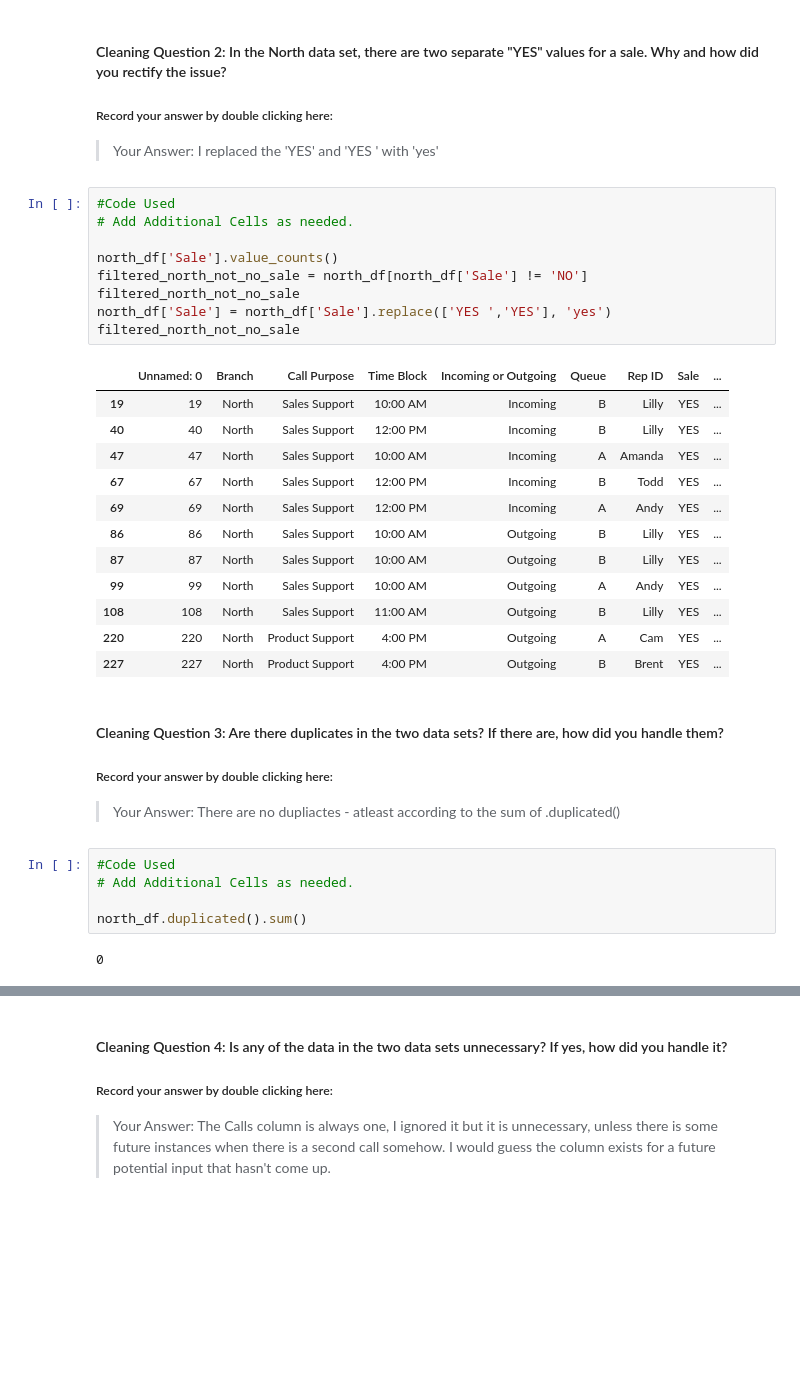
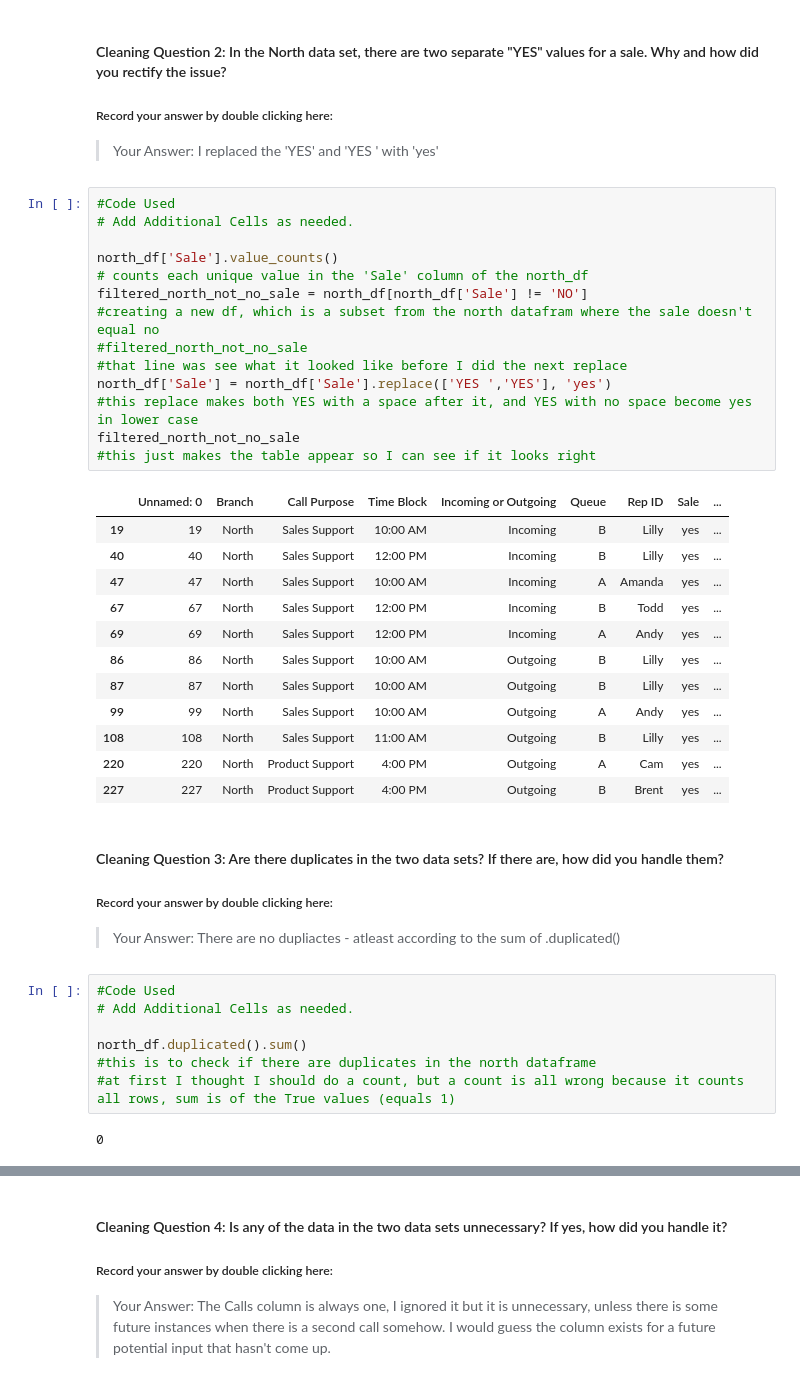
Before and after one commit to e3la/call-center-cleanup-assignment, a Jupyter notebook: Call_Center_Cleanup.ipynb, the cells around one changed output, grey strips where cells are left out. Cells and saved outputs as stored; diff of their text form; blank space fills up the shorter version.

Commit message:
left off making comments before - Manipulation Question 3

```diff
--- a/Call_Center_Cleanup.ipynb
+++ b/Call_Center_Cleanup.ipynb
@@ -276,25 +282,30 @@ dtype: int64
 # %%
 #Code Used
 # Add Additional Cells as needed.
 
 north_df['Sale'].value_counts()
+# counts each unique value in the 'Sale' column of the north_df
 filtered_north_not_no_sale = north_df[north_df['Sale'] != 'NO']
+#creating a new df, which is a subset from the north datafram where the sale doesn't equal no
+#filtered_north_not_no_sale
+#that line was see what it looked like before I did the next replace
+north_df['Sale'] = north_df['Sale'].replace(['YES ','YES'], 'yes')
+#this replace makes both YES with a space after it, and YES with no space become yes in lower case
 filtered_north_not_no_sale
-north_df['Sale'] = north_df['Sale'].replace(['YES ','YES'], 'yes')
-filtered_north_not_no_sale
+#this just makes the table appear so I can see if it looks right
 # %% [output]
 |  | Unnamed: 0 | Branch | Call Purpose | Time Block | Incoming or Outgoing | Queue | Rep ID | Sale | ... |
-| 19 | 19 | North | Sales Support | 10:00 AM | Incoming | B | Lilly | YES | ... |
-| 40 | 40 | North | Sales Support | 12:00 PM | Incoming | B | Lilly | YES | ... |
-| 47 | 47 | North | Sales Support | 10:00 AM | Incoming | A | Amanda | YES | ... |
-| 67 | 67 | North | Sales Support | 12:00 PM | Incoming | B | Todd | YES | ... |
-| 69 | 69 | North | Sales Support | 12:00 PM | Incoming | A | Andy | YES | ... |
-| 86 | 86 | North | Sales Support | 10:00 AM | Outgoing | B | Lilly | YES | ... |
-| 87 | 87 | North | Sales Support | 10:00 AM | Outgoing | B | Lilly | YES | ... |
-| 99 | 99 | North | Sales Support | 10:00 AM | Outgoing | A | Andy | YES | ... |
-| 108 | 108 | North | Sales Support | 11:00 AM | Outgoing | B | Lilly | YES | ... |
-| 220 | 220 | North | Product Support | 4:00 PM | Outgoing | A | Cam | YES | ... |
-| 227 | 227 | North | Product Support | 4:00 PM | Outgoing | B | Brent | YES | ... |
+| 19 | 19 | North | Sales Support | 10:00 AM | Incoming | B | Lilly | yes | ... |
+| 40 | 40 | North | Sales Support | 12:00 PM | Incoming | B | Lilly | yes | ... |
+| 47 | 47 | North | Sales Support | 10:00 AM | Incoming | A | Amanda | yes | ... |
+| 67 | 67 | North | Sales Support | 12:00 PM | Incoming | B | Todd | yes | ... |
+| 69 | 69 | North | Sales Support | 12:00 PM | Incoming | A | Andy | yes | ... |
+| 86 | 86 | North | Sales Support | 10:00 AM | Outgoing | B | Lilly | yes | ... |
+| 87 | 87 | North | Sales Support | 10:00 AM | Outgoing | B | Lilly | yes | ... |
+| 99 | 99 | North | Sales Support | 10:00 AM | Outgoing | A | Andy | yes | ... |
+| 108 | 108 | North | Sales Support | 11:00 AM | Outgoing | B | Lilly | yes | ... |
+| 220 | 220 | North | Product Support | 4:00 PM | Outgoing | A | Cam | yes | ... |
+| 227 | 227 | North | Product Support | 4:00 PM | Outgoing | B | Brent | yes | ... |
 # %% [markdown]
 #### Cleaning Question 3:  Are there duplicates in the two data sets? If there are, how did you handle them?
 ##### Record your answer by double clicking here:
@@ -304,6 +315,8 @@ filtered_north_not_no_sale
 # Add Additional Cells as needed.
 
 north_df.duplicated().sum()
+#this is to check if there are duplicates in the north dataframe
+#at first I thought I should do a count, but a count is all wrong because it counts all rows, sum is of the True values (equals 1)
 # %% [output]
 0
 # %%
```
Also changed, not shown: parts of 16 cells of this notebook.
